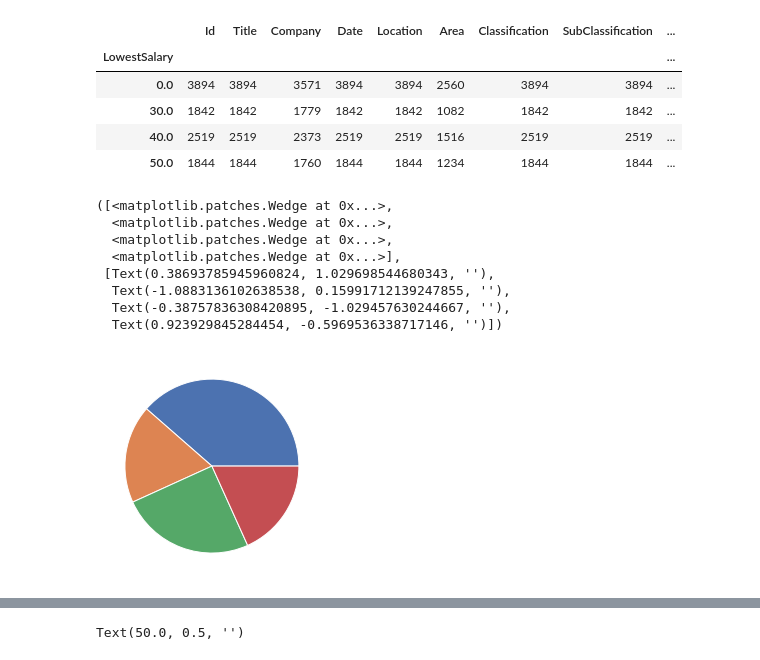
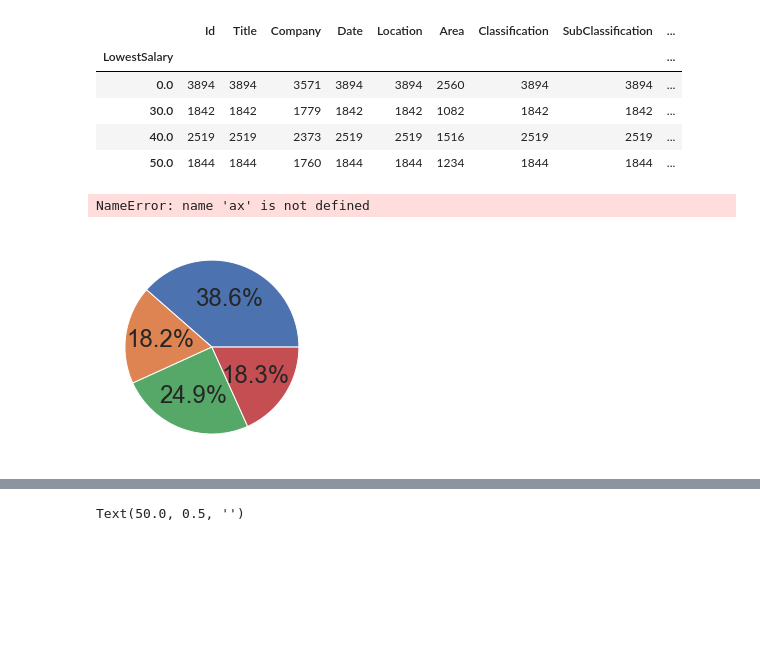
Before and after one commit to nspencerjackson/3803ICT, a Jupyter notebook: workshop_2/job-market-lab2-3803ict.ipynb, the cells around one changed output, grey strips where cells are left out. Drawn from its saved outputs; the diff is of its cells as text; code cells hidden in the pictures; blank space fills up the shorter version.

```diff
--- a/workshop_2/job-market-lab2-3803ict.ipynb
+++ b/workshop_2/job-market-lab2-3803ict.ipynb
@@ -37,22 +37,18 @@ ls.head()
 | 30.0 | 1842 | 1842 | 1779 | 1842 | 1842 | 1082 | 1842 | 1842 | ... |
 | 40.0 | 2519 | 2519 | 2373 | 2519 | 2519 | 1516 | 2519 | 2519 | ... |
 | 50.0 | 1844 | 1844 | 1760 | 1844 | 1844 | 1234 | 1844 | 1844 | ... |
-# %%
-#salary ranges plot
-ls_pie = ls['Id']
-matplotlib.colors.Colormap('Pastel')
-#https://medium.com/@kvnamipara/a-better-visualisation-of-pie-charts-by-matplotlib-935b7667d77f
-plt.pie(ls_pie)
-# %% [output]
-([<matplotlib.patches.Wedge at 0x...>,
-  <matplotlib.patches.Wedge at 0x...>,
-  <matplotlib.patches.Wedge at 0x...>,
-  <matplotlib.patches.Wedge at 0x...>],
- [Text(0.38693785945960824, 1.029698544680343, ''),
-  Text(-1.0883136102638538, 0.15991712139247855, ''),
-  Text(-0.38757836308420895, -1.029457630244667, ''),
-  Text(0.923929845284454, -0.5969536338717146, '')])
-[figure, removed]
+# %%
+#salary ranges plot
+ls_pie = ls['Id']
+fig, ax = plt.sub
+colours = ['#ff9999','#66b3ff','#99ff99','#ffcc99']
+plt.pie(ls_pie, autopct = '%1.1f%%')
+circle = plt.Circle((0,0), 0.70, fc = 'white')
+ax.add_patch()
+plt.show()
+# %% [output]
+NameError: name 'ax' is not defined
+[figure, added]
 # %%
 locationDf = df[df['Location'].isna()==False]
 locationDf = locationDf.groupby('Location').count()
```
Also changed, not shown: parts of 1 cell of this notebook.
